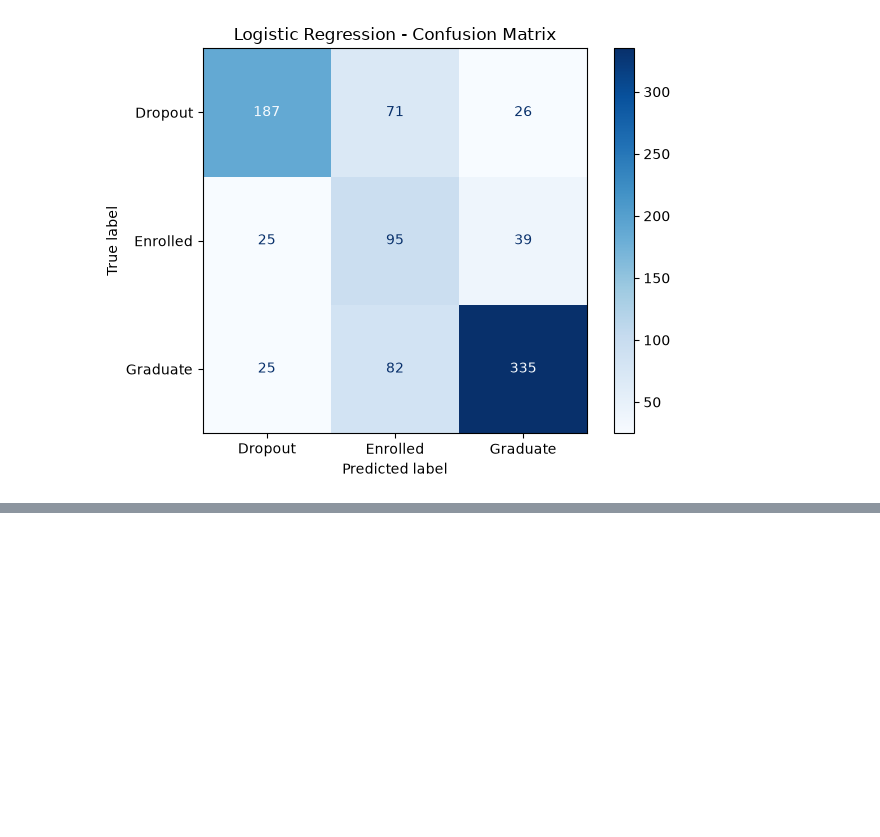
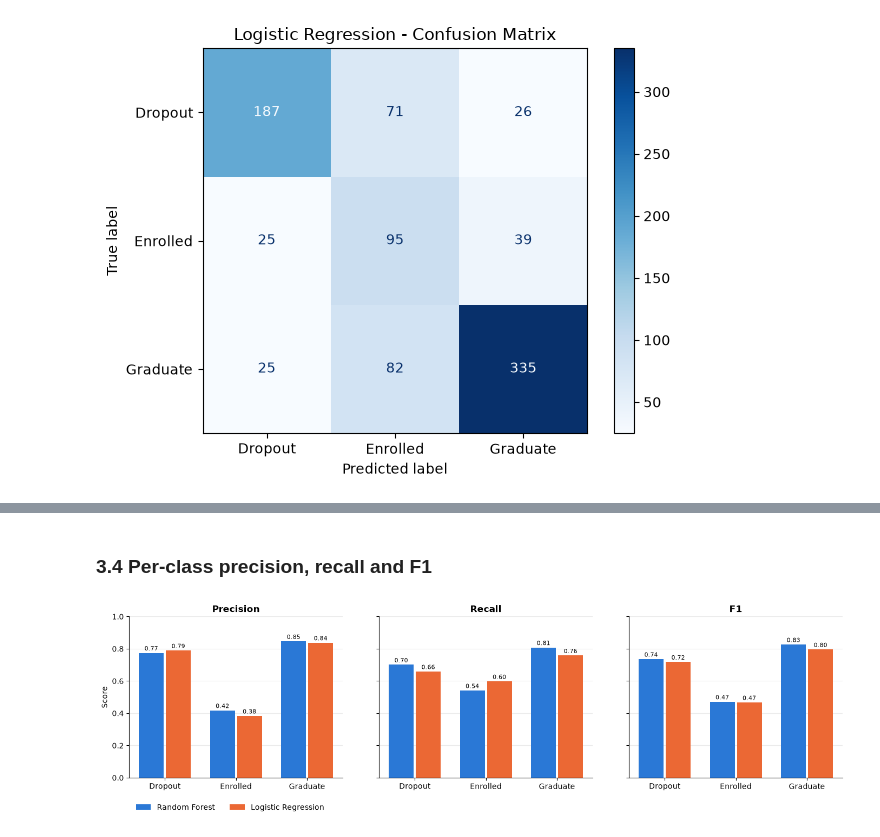
Before and after one commit to Aldanahth/SW485-Project-Group4, a Jupyter notebook: Phase1_Supervised_Learning.ipynb, the cells around one changed output, grey strips where cells are left out. Saved outputs shown, nothing was run; the diff lists cells and outputs as text; code cells hidden in the pictures; blank space fills up the shorter version.

```diff
--- a/Phase1_Supervised_Learning.ipynb
+++ b/Phase1_Supervised_Learning.ipynb
@@ -354,0 +598,24 @@ print(tuning_results_lr.to_string(index=False))
+# %% [markdown]
+### 3.4 Per-class precision, recall and F1
+# %%
+# ---------- Per-class precision / recall / F1, side by side ----------
+metrics = ["Precision", "Recall", "F1"]
+fig, axes = plt.subplots(1, 3, figsize=(14, 4.2), sharey=True)
+width = 0.38
+x = np.arange(len(CLASS_NAMES))
+for ax, metric in zip(axes, metrics):
+    for i, (name, res) in enumerate(results.items()):
+        vals = res["per_class"][metric].values
+        bars = ax.bar(x + (i - 0.5) * width, vals, width * 0.92, color=MODEL_COLORS[name],
+                      label=name if metric == "Precision" else None)
+        for b, v in zip(bars, vals):
+            ax.text(b.get_x() + b.get_width() / 2, v + 0.015, f"{v:.2f}", ha="center", fontsize=8)
+    ax.set_xticks(x); ax.set_xticklabels(CLASS_NAMES)
+    ax.set_title(metric); ax.set_ylim(0, 1.0); ax.grid(axis="x", visible=False)
+axes[0].set_ylabel("Score")
+axes[0].legend(frameon=False, loc="upper left", bbox_to_anchor=(0, -0.12), ncol=2)
+plt.tight_layout()
+plt.savefig(plots_dir / "per_class_metrics_comparison.png", dpi=150, bbox_inches="tight")
+plt.show()
+# %% [output]
+[figure, added]
```
Also changed, not shown: parts of 30 cells of this notebook, 16 other files.
